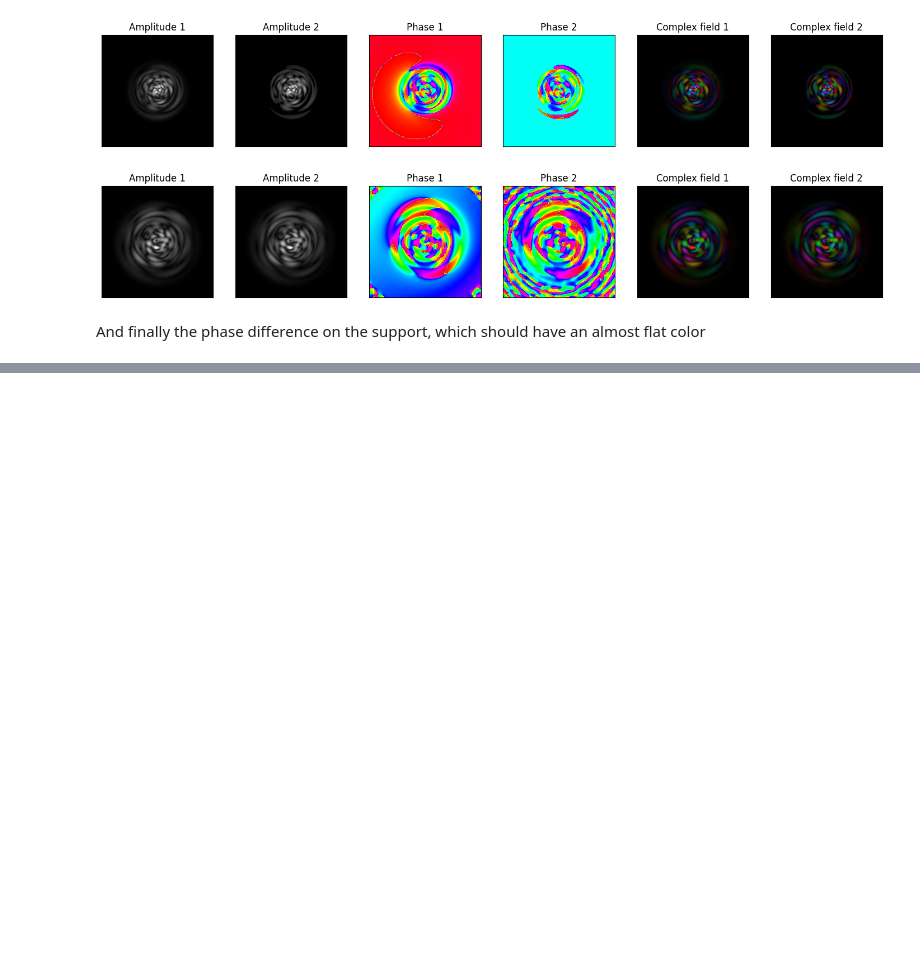
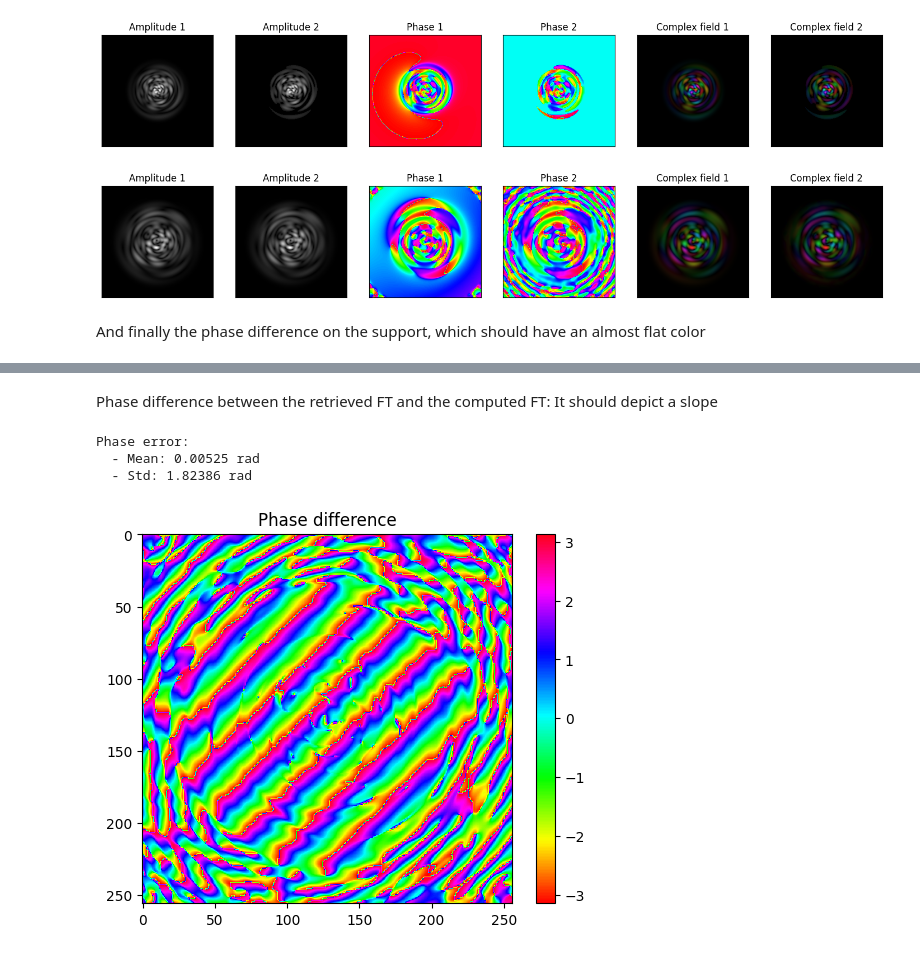
Before and after one commit to jysru/Speckle-Retrieval, a Jupyter notebook: notebooks/check_shift.ipynb, the cells around one changed output, grey strips where cells are left out. Drawn from its saved outputs; the diff is of its cells as text; code cells hidden in the pictures; blank space fills up the shorter version.

```diff
--- a/notebooks/check_shift.ipynb
+++ b/notebooks/check_shift.ipynb
@@ -188,0 +136,9 @@ plt.imshow(phi_diff, cmap='hsv')
+# %% [markdown]
+Phase difference between the retrieved FT and the computed FT: It should depict a slope
+# %%
+speckleret.plots.phase_difference(ft_hat, ft_field)
+# %% [output]
+Phase error:
+  - Mean: 0.00525 rad
+  - Std: 1.82386 rad
+[figure, added]
```
Also changed, not shown: parts of 48 cells of this notebook.
